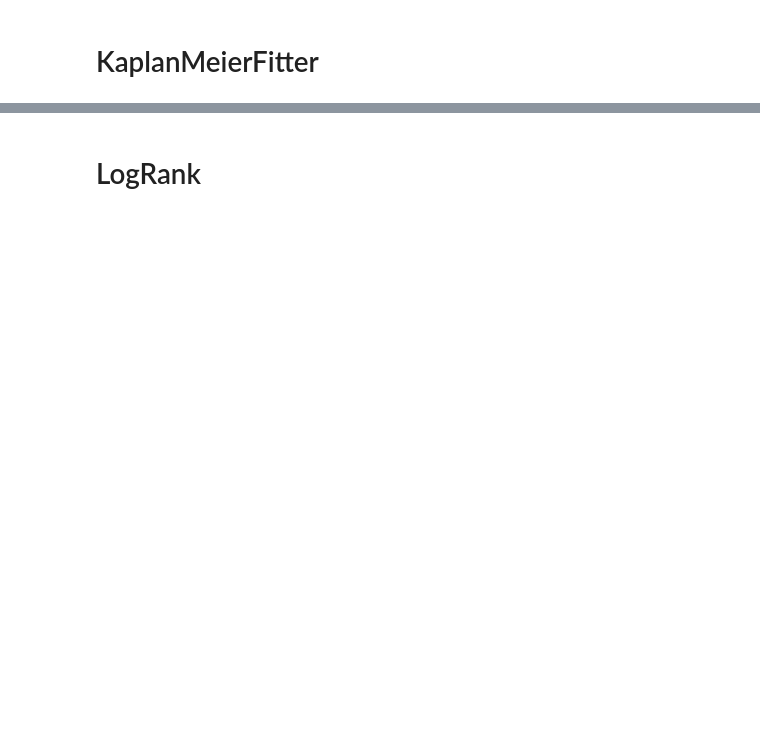
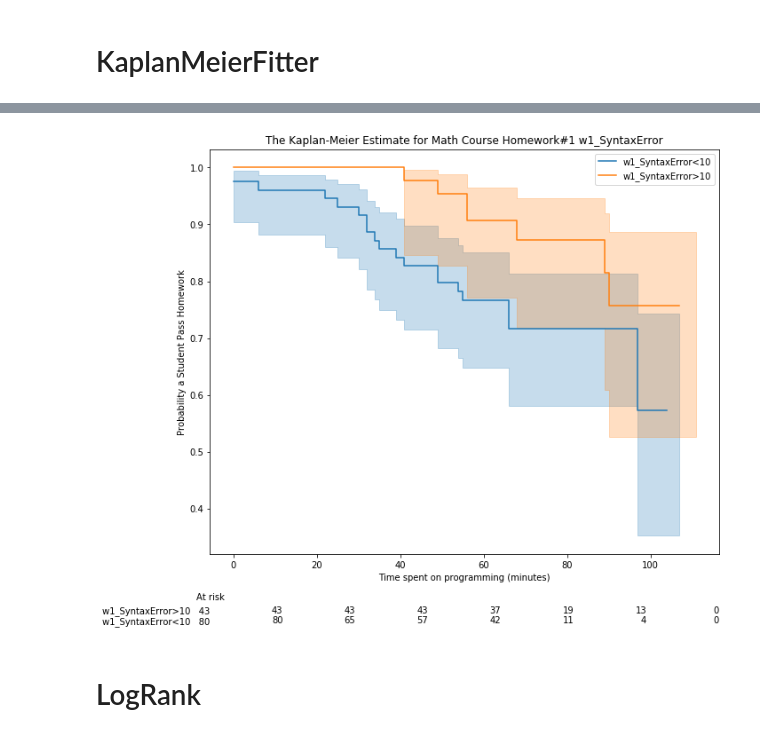
Before and after one commit to owen198/kslab, a Jupyter notebook: math_ct/Survival Analysis - math.ipynb, the cells around one changed output, grey strips where cells are left out. Saved outputs shown, nothing was run; the diff lists cells and outputs as text; code cells hidden in the pictures; blank space fills up the shorter version.

Commit message:
survival analysys for homework 1

```diff
--- a/math_ct/Survival Analysis - math.ipynb
+++ b/math_ct/Survival Analysis - math.ipynb
@@ -81,0 +108,20 @@ plt.show()
+# %%
+
+#variable = 'w1_ValueError'
+#threadhold = 1
+
+#variable = 'w1_TypeError'
+#threadhold = 3
+
+
+variable = 'w1_SyntaxError'
+threadhold = 10
+
+#best fit
+#variable = 'w1_passCount'
+#threadhold = 25
+
+hw1_df_km['class_passCount'] = hw1_df_km[variable] < threadhold
+#hw1_df_km['class_passCount'] = hw1_df_km.w1_TypeError < 3
+hw1_df_km = hw1_df_km.drop([variable], axis=1)
+hw1_df_km
@@ -82,2 +147,31 @@ plt.show()
+# %%
+from lifelines import KaplanMeierFitter
+
+ix = hw1_df_km['class_passCount'] == True
+
+plt.figure(figsize=(10, 8))
+ax = plt.subplot(111)
+
+kmf_control = KaplanMeierFitter()
+ax = kmf_control.fit(hw1_df_km.loc[ix]['duration'],
+                     hw1_df_km.loc[ix]['class'],
+                     label = variable + '<' + str(threadhold)).plot(ax=ax)
+
+kmf_exp = KaplanMeierFitter()
+ax = kmf_exp.fit(hw1_df_km.loc[~ix]['duration'],
+                 hw1_df_km.loc[~ix]['class'],
+                 label = variable + '>' + str(threadhold)).plot(ax=ax)
+
+plt.title("The Kaplan-Meier Estimate for Math Course Homework#1 " +  variable)
+plt.ylabel("Probability a Student Pass Homework")
+plt.xlabel("Time spent on programming (minutes)")
+
+from lifelines.plotting import add_at_risk_counts
+add_at_risk_counts(kmf_exp, kmf_control, ax=ax)
+
+plt.tight_layout()
+plt.savefig('km_hw1_passcount.png', dpi=400)
+# %% [output]
+[figure, added]
 # %% [markdown]
 # LogRank
```
Also changed, not shown: parts of 11 cells of this notebook, 2 other files.
